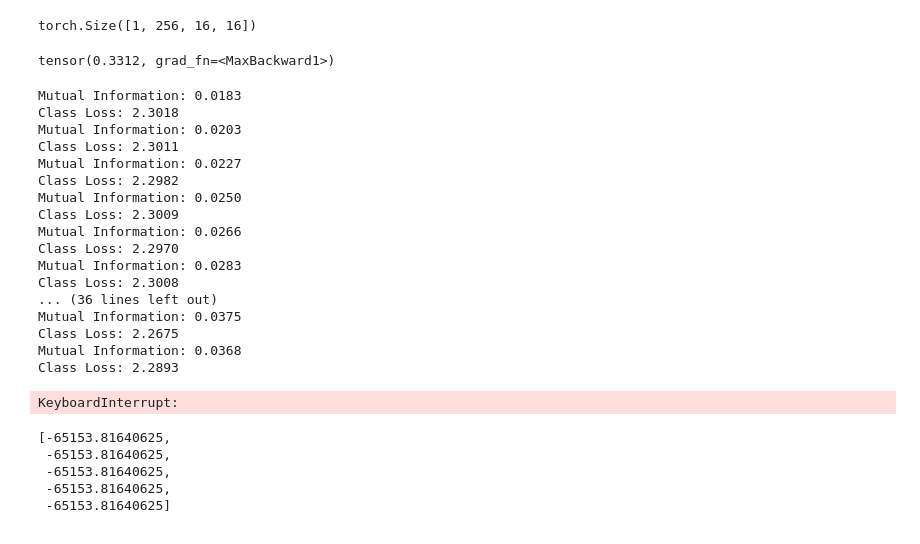
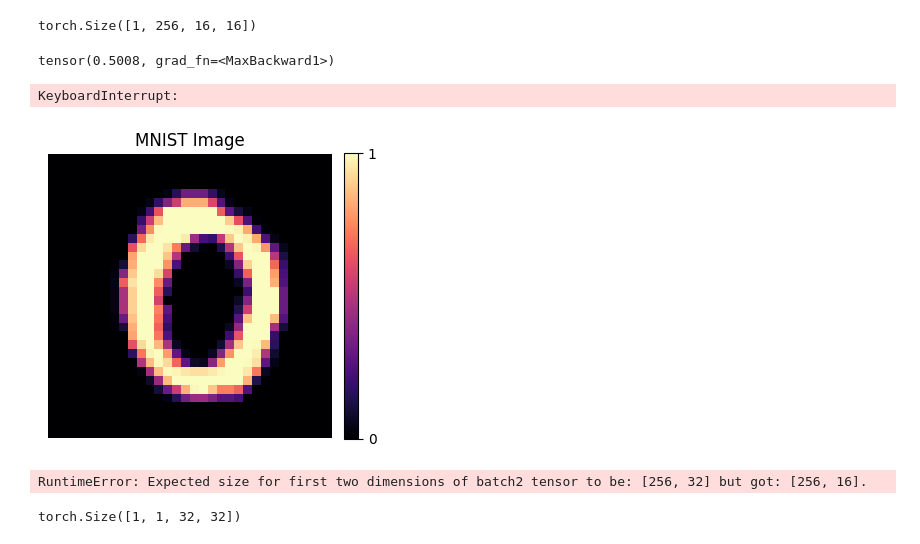
Before and after one commit to valentinafeve/interpretability, a Jupyter notebook: notebook_v2.ipynb, the cells around one changed output. Cells and saved outputs as stored; diff of their text form; code cells hidden in the pictures.

```diff
--- a/notebook_v2.ipynb
+++ b/notebook_v2.ipynb
@@ -209,20 +239,17 @@ def MI(X, templates):
     n = templates.shape[-1]
     X_ = X.unsqueeze(1)
     templates_ = templates.unsqueeze(2)
-    p_x = (X_.sum(dim=(3, 4)) / (n*n*filters)).unsqueeze(-1).unsqueeze(-1)
-    # print(p_x)
-    p_T = (templates_.sum(dim=(3, 4))  / (n*n*n_templates)).unsqueeze(-1).unsqueeze(-1)
-    # print(p_T)
-    p_x = (p_x > 0).float()
-    p_T = (p_T > 0).float()
-    # print(X_.matmul(templates_))
-    # print(X_.matmul(templates_).shape)
-    # print((p_x * p_T))
+    p_x = ((X_ > 0).sum(dim=(3, 4)) / (n*n)).unsqueeze(-1).unsqueeze(-1)
+    print(p_x.shape)
+
+    p_T = ((templates_ > 0).sum(dim=(3, 4))  / (n*n)).unsqueeze(-1).unsqueeze(-1)
+
+    print(p_T)
     p_x_T = (X_.matmul(templates_) / (p_x * p_T)).nan_to_num(nan=0.0, posinf=0.0, neginf=0.0)
-
+    print(p_x_T)
     p_x_expanded = p_x.unsqueeze(-1).unsqueeze(-1)
     MI = - (p_x_T) * torch.log2((p_x_T + 1e-10) ) / ((p_x * p_T) + 1e-10)
-    return MI.sum(dim=(1, 2, 3, 4)) / (n*n*n_templates)
+    return MI.sum(dim=(1, 2, 3, 4)) / (n*n*n_templates*filters)
 # %%
 interpretable_cnn = interpretable_cnn.train()
 output = interpretable_cnn(image_as_tensor)
@@ -321,4 +363,4 @@ torch.Size([1, 256, 16, 16])
 # %%
 icnn_output.max()
 # %% [output]
-tensor(0.3312, grad_fn=<MaxBackward1>)
+tensor(0.5008, grad_fn=<MaxBackward1>)
@@ -325,6 +371,6 @@ tensor(0.3312, grad_fn=<MaxBackward1>)
 # %%
-lambda_ = 0.003
-EPOCHS = 5
+lambda_ = 1e-2
+EPOCHS = 10
 
 losses = {
     "total_loss": [],
@@ -336,22 +382,16 @@ for epoch in trange(EPOCHS):
     for images, labels in tqdm(train_dataloader, desc="Training", leave=False):
         y_pred, icnn_output = model(images)
 
-        # Clasificación
         class_loss = criterion(y_pred.squeeze(1), labels.float())
 
-        # Interpretabilidad
-        is_pos = labels.bool()
-
-        templates = model.icnn.templates.unsqueeze(0).repeat(BATCH_SIZE, 1, 1, 1)
-        interp_loss = MI(icnn_output, templates).sum() * 1e-3
-        print(f"Mutual Information: {interp_loss.item():.4f}")
-        print(f"Class Loss: {class_loss.item():.4f}")
+        batch_size = images.shape[0]
+        templates = model.icnn.templates.unsqueeze(0).repeat(batch_size, 1, 1, 1)
+        interp_loss = MI(icnn_output, templates).sum()
         total_loss = lambda_ * interp_loss + (1 - lambda_) * class_loss
 
         optimizer.zero_grad()
         total_loss.backward()
         optimizer.step()
-        #print(f"Epoch {epoch+1}/{EPOCHS}, Batch Loss: {total_loss.item():.4f}, Class Loss: {class_loss.item():.4f}, Interp Loss: {interp_loss.item():.4f}")
 
 
     losses["total_loss"].append(total_loss.item())
@@ -359,29 +399,11 @@ for epoch in trange(EPOCHS):
     losses["interp_loss"].append(interp_loss.item())
     print(f"Epoch {epoch+1}/{EPOCHS}, Total Loss: {total_loss.item():.4f}, Class Loss: {class_loss.item():.4f}, Interp Loss: {interp_loss.item():.4f}")
 # %% [output]
-Mutual Information: 0.0183
-Class Loss: 2.3018
-Mutual Information: 0.0203
-Class Loss: 2.3011
-Mutual Information: 0.0227
-Class Loss: 2.2982
-Mutual Information: 0.0250
-Class Loss: 2.3009
-Mutual Information: 0.0266
-Class Loss: 2.2970
-Mutual Information: 0.0283
-Class Loss: 2.3008
-... (36 lines left out)
-Mutual Information: 0.0375
-Class Loss: 2.2675
-Mutual Information: 0.0368
-Class Loss: 2.2893
+KeyboardInterrupt:
-KeyboardInterrupt:
-# %%
-losses["interp_loss"]
-# %% [output]
-[-65153.81640625,
- -65153.81640625,
- -65153.81640625,
- -65153.81640625,
- -65153.81640625]
+# %%
+import random
+random_i = random.randint(0, len(mnist_testset))
+rand_item = mnist_testset[random_i]
+plot_tensor(rand_item[0].permute(1, 2, 0), title="MNIST Image")
+# %% [output]
+[figure, added]
@@ -387,0 +417,8 @@ losses["interp_loss"]
+# %%
+MI(rand_item[0].unsqueeze(0), model.icnn.templates.unsqueeze(0))
+# %% [output]
+RuntimeError: Expected size for first two dimensions of batch2 tensor to be: [256, 32] but got: [256, 16].
+# %%
+rand_item[0].unsqueeze(0).shape
+# %% [output]
+torch.Size([1, 1, 32, 32])
```
Also changed, not shown: parts of 19 cells of this notebook.
